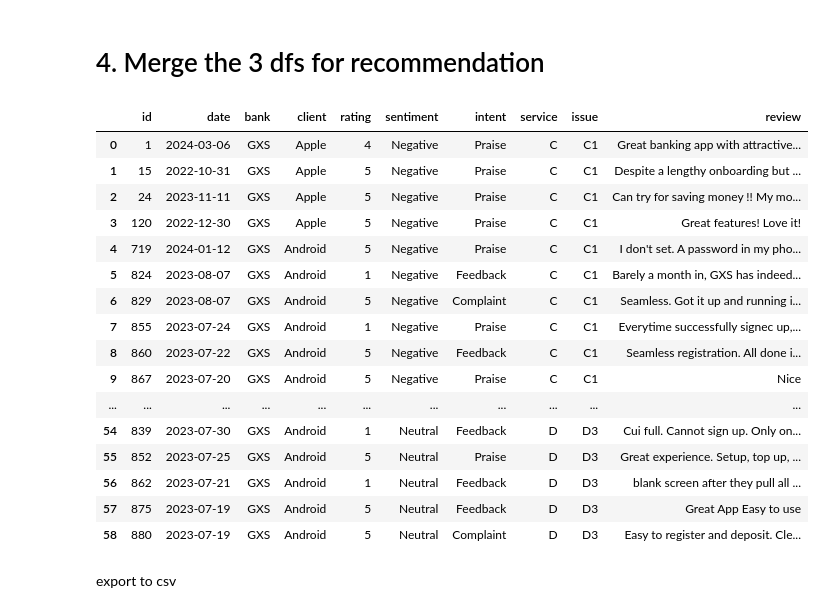
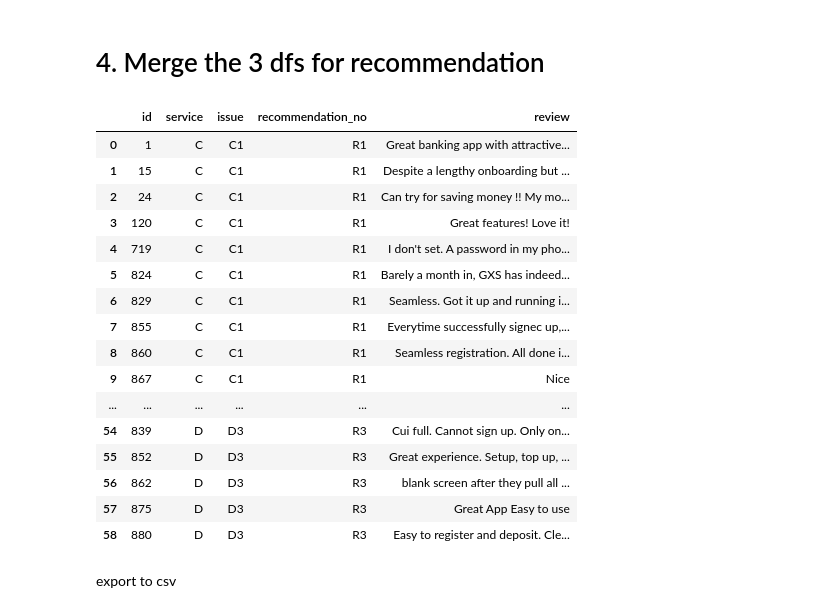
Before and after one commit to calebleehy/sentiment-analysis-with-llms, a Jupyter notebook: frontend/dashboard/eda.ipynb, the cells around one changed output. Drawn from its saved outputs; the diff is of its cells as text; code cells hidden in the pictures.

```diff
--- a/frontend/dashboard/eda.ipynb
+++ b/frontend/dashboard/eda.ipynb
@@ -300,6 +300,7 @@ issue_1_df
 # %% [markdown]
 give filtered table with rowid, text data of issue 1 for recommendation
 # %%
-issue_1_recommend = issue_1_df[['id', 'service', 'issue','review']]
+issue_1_df['recommendation_no'] = 'R1'
+issue_1_recommend = issue_1_df[['id', 'service', 'issue','recommendation_no','review']]
 issue_1_recommend
 # %% [output]
@@ -341,6 +347,7 @@ issue_2_df
 # %% [markdown]
 give filtered table with rowid, text data of issue 2 for recommendation
 # %%
-issue_2_recommend = issue_2_df[['id', 'service', 'issue','review']]
+issue_2_df['recommendation_no'] = 'R2'
+issue_2_recommend = issue_2_df[['id', 'service', 'issue', 'recommendation_no', 'review']]
 issue_2_recommend
 # %% [output]
@@ -477,6 +489,7 @@ issue_3_df
 # %% [markdown]
 give filtered table with rowid, text data of issue 3 for recommendation
 # %%
-issue_3_recommend = issue_3_df[['id', 'service', 'issue','review']]
-issue_3_recommend
+issue_3_df['recommendation_no'] = 'R3'
+issue_3_recommend = issue_3_df[['id', 'service', 'issue','recommendation_no','review']]
+issue_3_recommend.head()
 # %% [output]
@@ -500,27 +507,27 @@ issue_3_recommend
 # %% [markdown]
 # 4. Merge the 3 dfs for recommendation
 # %%
-combine_issue_recommend = pd.concat([issue_1_df, issue_2_df, issue_3_df])
+combine_issue_recommend = pd.concat([issue_1_recommend, issue_2_recommend, issue_3_recommend])
 combine_issue_recommend.reset_index(drop=True, inplace=True)
 combine_issue_recommend
 # %% [output]
-|  | id | date | bank | client | rating | sentiment | intent | service | issue | review |
-| 0 | 1 | 2024-03-06 | GXS | Apple | 4 | Negative | Praise | C | C1 | Great banking app with attractive... |
-| 1 | 15 | 2022-10-31 | GXS | Apple | 5 | Negative | Praise | C | C1 | Despite a lengthy onboarding but ... |
-| 2 | 24 | 2023-11-11 | GXS | Apple | 5 | Negative | Praise | C | C1 | Can try for saving money !! My mo... |
-| 3 | 120 | 2022-12-30 | GXS | Apple | 5 | Negative | Praise | C | C1 | Great features! Love it! |
-| 4 | 719 | 2024-01-12 | GXS | Android | 5 | Negative | Praise | C | C1 | I don't set. A password in my pho... |
-| 5 | 824 | 2023-08-07 | GXS | Android | 1 | Negative | Feedback | C | C1 | Barely a month in, GXS has indeed... |
-| 6 | 829 | 2023-08-07 | GXS | Android | 5 | Negative | Complaint | C | C1 | Seamless. Got it up and running i... |
-| 7 | 855 | 2023-07-24 | GXS | Android | 1 | Negative | Praise | C | C1 | Everytime successfully signec up,... |
-| 8 | 860 | 2023-07-22 | GXS | Android | 5 | Negative | Feedback | C | C1 | Seamless registration. All done i... |
-| 9 | 867 | 2023-07-20 | GXS | Android | 5 | Negative | Praise | C | C1 | Nice |
-| ... | ... | ... | ... | ... | ... | ... | ... | ... | ... | ... |
-| 54 | 839 | 2023-07-30 | GXS | Android | 1 | Neutral | Feedback | D | D3 | Cui full. Cannot sign up. Only on... |
-| 55 | 852 | 2023-07-25 | GXS | Android | 5 | Neutral | Praise | D | D3 | Great experience. Setup, top up, ... |
-| 56 | 862 | 2023-07-21 | GXS | Android | 1 | Neutral | Feedback | D | D3 | blank screen after they pull all ... |
-| 57 | 875 | 2023-07-19 | GXS | Android | 5 | Neutral | Feedback | D | D3 | Great App Easy to use |
-| 58 | 880 | 2023-07-19 | GXS | Android | 5 | Neutral | Complaint | D | D3 | Easy to register and deposit. Cle... |
+|  | id | service | issue | recommendation_no | review |
+| 0 | 1 | C | C1 | R1 | Great banking app with attractive... |
+| 1 | 15 | C | C1 | R1 | Despite a lengthy onboarding but ... |
+| 2 | 24 | C | C1 | R1 | Can try for saving money !! My mo... |
+| 3 | 120 | C | C1 | R1 | Great features! Love it! |
+| 4 | 719 | C | C1 | R1 | I don't set. A password in my pho... |
+| 5 | 824 | C | C1 | R1 | Barely a month in, GXS has indeed... |
+| 6 | 829 | C | C1 | R1 | Seamless. Got it up and running i... |
+| 7 | 855 | C | C1 | R1 | Everytime successfully signec up,... |
+| 8 | 860 | C | C1 | R1 | Seamless registration. All done i... |
+| 9 | 867 | C | C1 | R1 | Nice |
+| ... | ... | ... | ... | ... | ... |
+| 54 | 839 | D | D3 | R3 | Cui full. Cannot sign up. Only on... |
+| 55 | 852 | D | D3 | R3 | Great experience. Setup, top up, ... |
+| 56 | 862 | D | D3 | R3 | blank screen after they pull all ... |
+| 57 | 875 | D | D3 | R3 | Great App Easy to use |
+| 58 | 880 | D | D3 | R3 | Easy to register and deposit. Cle... |
 # %% [markdown]
 export to csv
 # %%
```
Also changed, not shown: parts of 8 cells of this notebook, 1 other file.
